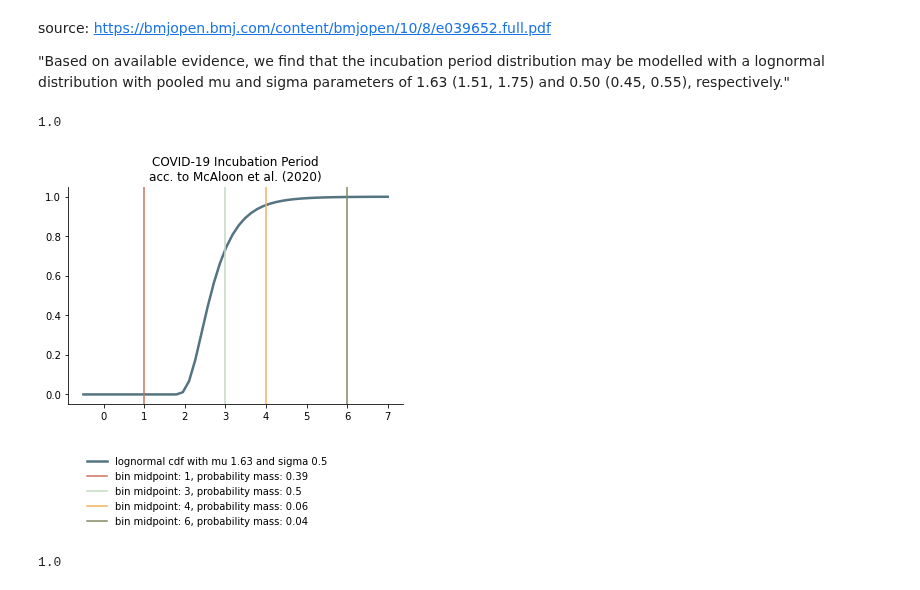
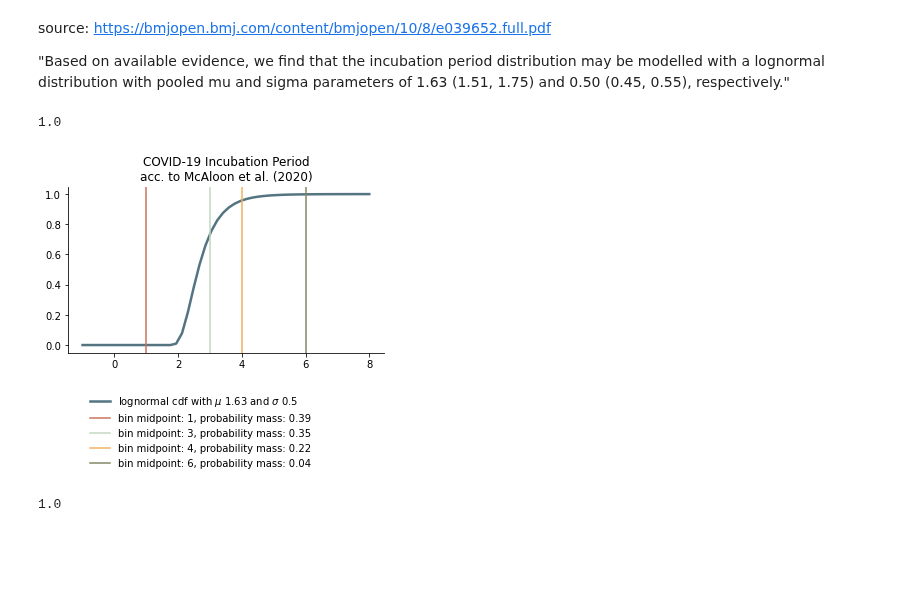
Before and after one commit to covid-19-impact-lab/sid, a Jupyter notebook: docs/source/_static/images/make_incubation_period.ipynb, the cells around one changed output. Saved outputs shown, nothing was run; the diff lists cells and outputs as text; code cells hidden in the pictures; blank space fills up the shorter version.

```diff
--- a/docs/source/_static/images/make_incubation_period.ipynb
+++ b/docs/source/_static/images/make_incubation_period.ipynb
@@ -10,34 +10,40 @@ source: https://bmjopen.bmj.com/content/bmjopen/10/8/e039652.full.pdf
 
 "Based on available evidence, we find that the incubation period  distribution  may  be  modelled  with  a  lognormal  distribution  with  pooled  mu  and  sigma  parameters  of  1.63  (1.51,  1.75)  and  0.50  (0.45,  0.55),  respectively."
 # %%
-xs = np.linspace(-0.5, 7)
+xs = np.linspace(-1, 8)
 cdf_func = partial(lognorm.cdf, loc=1.63, s=0.5)
 cdf_ys = cdf_func(x=xs)
 
 def midpoint_with_p_mass(upper, lower=None, color="blue"):
     old_cdf = 0 if lower is None else cdf_func(lower)
     # do not move because cdf_func(5) could be > 0!
     lower = 0 if lower is None else lower
-    prob_mass = cdf_func(upper) - old_cdf
-    midpoint = int(np.round(0.5 * (upper + lower)))
-    label = f"bin midpoint: {midpoint}, probability mass: {prob_mass.round(2)}"
+    prob_mass = round(cdf_func(upper) - old_cdf, 2)
+    midpoint = round(0.5 * (upper + lower))
+    label = f"bin midpoint: {midpoint}, probability mass: {prob_mass}"
     plt.axvline(midpoint, label=label, color=color)
     return prob_mass
 
-sns.lineplot(xs, cdf_ys, label="lognormal cdf with mu 1.63 and sigma 0.5", color="#547482", linewidth=2.5)
-p1 = midpoint_with_p_mass(2.5, 0, color="#C87259")
-p2 = midpoint_with_p_mass(3.5, 2.5, color="#C2D8C2")
-p3 = midpoint_with_p_mass(4, 3.5, color="#F1B05D")
-p4 = midpoint_with_p_mass(9, 4, color="#818662")
-plt.legend(frameon=False, bbox_to_anchor=(0.8, -0.2))
+fig, ax = plt.subplots(figsize=(5,5))
+sns.lineplot(
+    xs, cdf_ys,
+    label="lognormal cdf with $\mu$ 1.63 and $\sigma$ 0.5",
+    color="#547482", linewidth=2.5)
+p1 = midpoint_with_p_mass(2.5, None, color="#C87259")
+p2 = midpoint_with_p_mass(3, 2.5, color="#C2D8C2")
+p3 = midpoint_with_p_mass(4, 3, color="#F1B05D")
+p4 = midpoint_with_p_mass(8, 4, color="#818662")
+lgd = plt.legend(frameon=False, bbox_to_anchor=(0.8, -0.2))
 plt.title('COVID-19 Incubation Period\nacc. to McAloon et al. (2020)')
 sns.despine()
-plt.savefig('incubation_period.png')
+plt.tight_layout()
+plt.savefig(
+    'incubation_period.png', bbox_inches='tight', bbox_extra_artists=(lgd,))
 
-round(p1+p2+p3+p4, 2)
+p1+p2+p3+p4
 # %% [output]
 1.0
-[figure, old version]
+[figure, new version]
 # %%
 # %% [output]
 1.0
```
Also changed, not shown: 5 other files.
